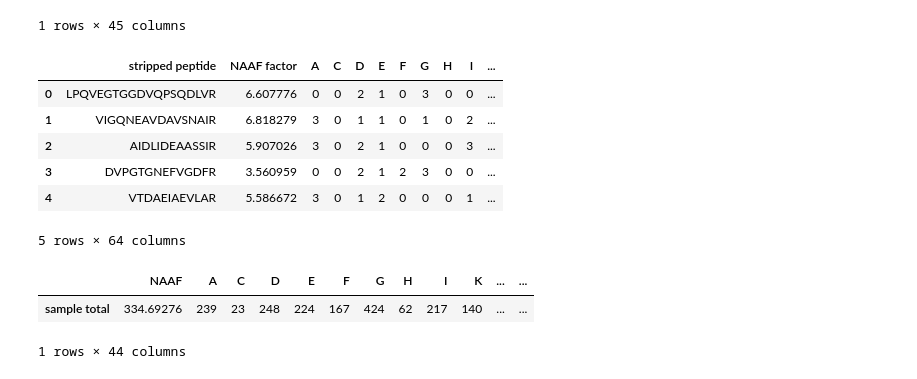
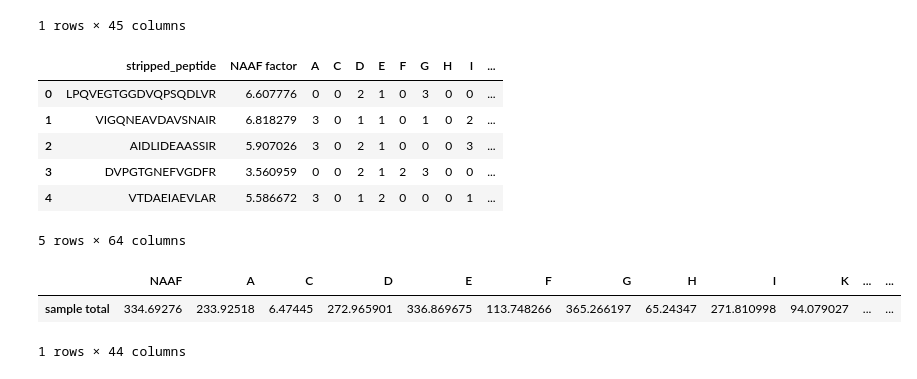
Before and after one commit to MeganEDuffy/rot-mayer, a Jupyter notebook: notebooks/PeaksDB/325_T12_trypsin_PeaksDB.ipynb, the cells around one changed output. Drawn from its saved outputs; the diff is of its cells as text; code cells hidden in the pictures.

Commit message:
fixed all paksdb nds to corrected add naaf corrected aas

```diff
--- a/notebooks/PeaksDB/325_T12_trypsin_PeaksDB.ipynb
+++ b/notebooks/PeaksDB/325_T12_trypsin_PeaksDB.ipynb
@@ -383,10 +384,10 @@ totalpeaksdb325.head()
 NAAF20 = 1.640810e+06
 
 # we'll use -10lgP > 20 as an approximate cutoff for the <1.0% FDR which is what we actually have
-peaksdb325['NAAF factor'] = (peaksdb325['NAAF num.'])/NAAF20
+peaksdb325['NAAF factor'] = (peaksdb325['NAAF_num.'])/NAAF20
 
 # make a dataframe that contains only what we need: sequences, AAs, PTMs
-peaksdb325_NAAF = peaksdb325[['stripped peptide', 'NAAF factor', 'A', 'C', 'D', 'E', 'F', 'G', 'H', \
+peaksdb325_NAAF = peaksdb325[['stripped_peptide', 'NAAF factor', 'A', 'C', 'D', 'E', 'F', 'G', 'H', \
                               'I', 'K', 'L', 'M', 'N', 'P', 'Q', 'R', 'S', 'T', 'V', 'W', 'Y', \
                               'c-carb', 'm-oxid', 'k-oxid', 'p-oxid', 'r-oxid', 'y-oxid', 'n-deam', \
                               'k-meth', 'r-meth', 'q-pyro', 'k-acet']].copy()
@@ -433,7 +434,7 @@ peaksdb325_NAAF.to_csv("/home/millieginty/Documents/git-repos/rot-mayer/data/pro
 
 peaksdb325_NAAF.head()
 # %% [output]
-|  | stripped peptide | NAAF factor | A | C | D | E | F | G | H | I | ... |
+|  | stripped_peptide | NAAF factor | A | C | D | E | F | G | H | I | ... |
 | 0 | LPQVEGTGGDVQPSQDLVR | 6.607776 | 0 | 0 | 2 | 1 | 0 | 3 | 0 | 0 | ... |
 | 1 | VIGQNEAVDAVSNAIR | 6.818279 | 3 | 0 | 1 | 1 | 0 | 1 | 0 | 2 | ... |
 | 2 | AIDLIDEAASSIR | 5.907026 | 3 | 0 | 2 | 1 | 0 | 0 | 0 | 3 | ... |
@@ -447,26 +448,26 @@ peaksdb325_NAAF.head()
 index = ['sample total']
 
 data = {'NAAF': peaksdb325_NAAF['NAAF factor'].sum(),
-        'A': peaksdb325_NAAF['A'].sum(),
-        'C': peaksdb325_NAAF['C'].sum(),
-        'D': peaksdb325_NAAF['D'].sum(),
-        'E': peaksdb325_NAAF['E'].sum(),
-        'F': peaksdb325_NAAF['F'].sum(),
-        'G': peaksdb325_NAAF['G'].sum(),
-        'H': peaksdb325_NAAF['H'].sum(),
-        'I': peaksdb325_NAAF['I'].sum(),
-        'K': peaksdb325_NAAF['K'].sum(),
-        'L': peaksdb325_NAAF['L'].sum(),
-        'M': peaksdb325_NAAF['M'].sum(),
-        'N': peaksdb325_NAAF['N'].sum(),
-        'P': peaksdb325_NAAF['P'].sum(),
-        'Q': peaksdb325_NAAF['Q'].sum(),
-        'R': peaksdb325_NAAF['R'].sum(),
-        'S': peaksdb325_NAAF['S'].sum(),
-        'T': peaksdb325_NAAF['T'].sum(),
-        'V': peaksdb325_NAAF['V'].sum(),
-        'W': peaksdb325_NAAF['W'].sum(),
-        'Y': peaksdb325_NAAF['Y'].sum(),
+        'A': peaksdb325_NAAF['A-NAAF20'].sum(),
+        'C': peaksdb325_NAAF['C-NAAF20'].sum(),
+        'D': peaksdb325_NAAF['D-NAAF20'].sum(),
+        'E': peaksdb325_NAAF['E-NAAF20'].sum(),
+        'F': peaksdb325_NAAF['F-NAAF20'].sum(),
+        'G': peaksdb325_NAAF['G-NAAF20'].sum(),
+        'H': peaksdb325_NAAF['H-NAAF20'].sum(),
+        'I': peaksdb325_NAAF['I-NAAF20'].sum(),
+        'K': peaksdb325_NAAF['K-NAAF20'].sum(),
+        'L': peaksdb325_NAAF['L-NAAF20'].sum(),
+        'M': peaksdb325_NAAF['M-NAAF20'].sum(),
+        'N': peaksdb325_NAAF['N-NAAF20'].sum(),
+        'P': peaksdb325_NAAF['P-NAAF20'].sum(),
+        'Q': peaksdb325_NAAF['Q-NAAF20'].sum(),
+        'R': peaksdb325_NAAF['R-NAAF20'].sum(),
+        'S': peaksdb325_NAAF['S-NAAF20'].sum(),
+        'T': peaksdb325_NAAF['T-NAAF20'].sum(),
+        'V': peaksdb325_NAAF['V-NAAF20'].sum(),
+        'W': peaksdb325_NAAF['W-NAAF20'].sum(),
+        'Y': peaksdb325_NAAF['Y-NAAF20'].sum(),
         'c-carb': peaksdb325_NAAF['ccarb-NAAF20'].sum(),
         'm-oxid': peaksdb325_NAAF['moxid-NAAF20'].sum(),
         'k-oxid': peaksdb325_NAAF['koxid-NAAF20'].sum(),
@@ -507,32 +508,32 @@ totalpeaksdb325_NAAF['% P w/ oxid'] = totalpeaksdb325_NAAF['p-oxid'] / totalpeak
 # calculate NAAF-corrected percentage of R's that are oxidized
 totalpeaksdb325_NAAF['% R w/ oxid'] = totalpeaksdb325_NAAF['r-oxid'] / totalpeaksdb325_NAAF['R']
 
 # calculate NAAF-corrected percentage of Y's that are oxidized
 totalpeaksdb325_NAAF['% Y w/ oxid'] = totalpeaksdb325_NAAF['y-oxid'] / totalpeaksdb325_NAAF['Y']
 
 # calculate NAAF-corrected percentage of N's that are deamidated
 totalpeaksdb325_NAAF['% N w/ deam'] = totalpeaksdb325_NAAF['n-deam'] / totalpeaksdb325_NAAF['N']
 
 # calculate NAAF-corrected percentage of K's that are methylated
 totalpeaksdb325_NAAF['% K w/ meth'] = totalpeaksdb325_NAAF['k-meth'] / totalpeaksdb325_NAAF['K']
 
 # calculate NAAF-corrected percentage of R's that are methylated
 totalpeaksdb325_NAAF['% R w/ meth'] = totalpeaksdb325_NAAF['r-meth'] / totalpeaksdb325_NAAF['R']
 
 # calculate NAAF-corrected percentage of Q's that are pyro glu'd
 totalpeaksdb325_NAAF['% Q w/ pyro'] = totalpeaksdb325_NAAF['q-pyro'] / totalpeaksdb325_NAAF['Q']
 
 # calculate NAAF-corrected percentage of K's that are methylated
 totalpeaksdb325_NAAF['% K w/ acet'] = totalpeaksdb325_NAAF['k-acet'] / totalpeaksdb325_NAAF['K']
 
 # calculate NAAF summed numerator over denominator (in above cell) for all peptides in dataset i: a check
 totalpeaksdb325_NAAF['NAAF check'] = totalpeaksdb325_NAAF['NAAF'] / 1.640810e+06
 
 # write modified dataframe to new txt file, same name + totals
 totalpeaksdb325_NAAF.to_csv("/home/millieginty/Documents/git-repos/rot-mayer/data/processed/PeaksDB/TW_325_T12_trypsin_combine_PTMopt_DB_FDR1_NAAF_totals.csv")
 
 totalpeaksdb325_NAAF.head()
 # %% [output]
 |  | NAAF | A | C | D | E | F | G | H | I | K | ... | ... |
-| sample total | 334.69276 | 239 | 23 | 248 | 224 | 167 | 424 | 62 | 217 | 140 | ... | ... |
+| sample total | 334.69276 | 233.92518 | 6.47445 | 272.965901 | 336.869675 | 113.748266 | 365.266197 | 65.24347 | 271.810998 | 94.079027 | ... | ... |
 1 rows × 44 columns
```
Also changed, not shown: parts of 3 cells of this notebook, 16 other files.
